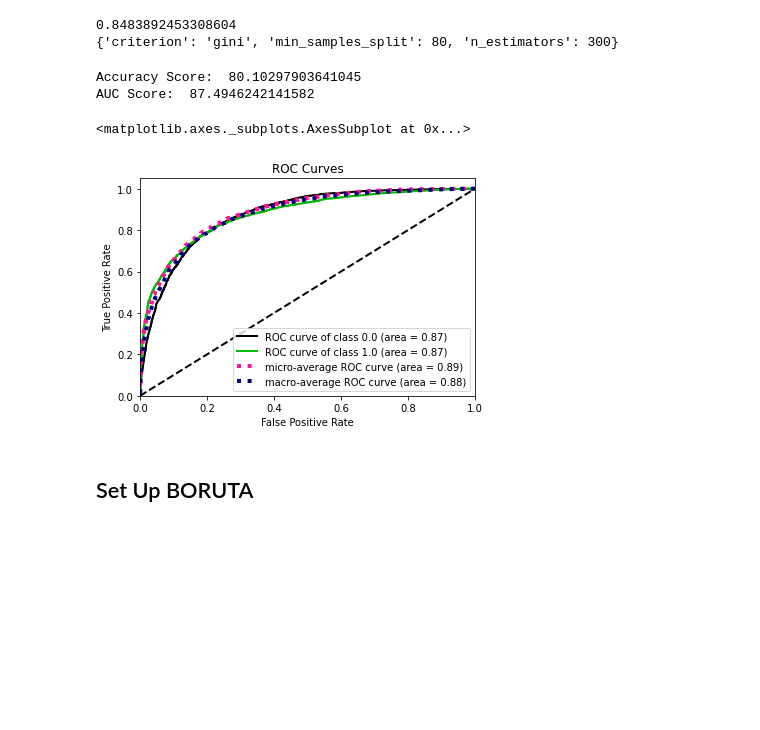
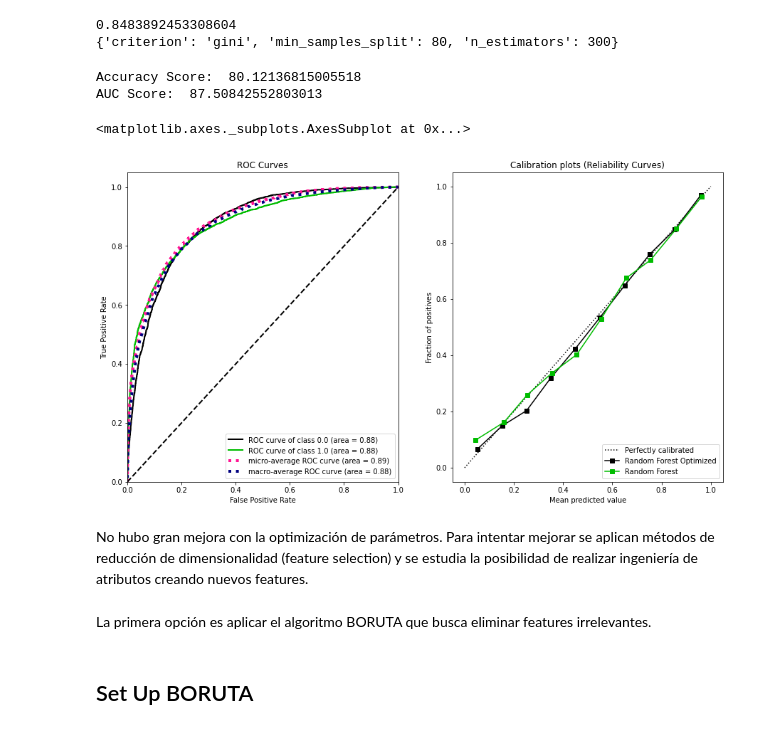
Before and after one commit to EmilianoLS/Data-Science, a Jupyter notebook: churn_model_meli/notebooks/churn_model.ipynb, the cells around one changed output. Drawn from its saved outputs; the diff is of its cells as text; code cells hidden in the pictures; blank space fills up the shorter version.

```diff
--- a/churn_model_meli/notebooks/churn_model.ipynb
+++ b/churn_model_meli/notebooks/churn_model.ipynb
@@ -601,17 +599,23 @@ Fitting 5 folds for each of 312 candidates, totalling 1560 fits
 # %%
 rdf = RandomForestClassifier(criterion = 'gini', min_samples_split = 80, n_estimators = 300)
 rdf.fit(X_train, y_train)
 pred_rdf = rdf.predict(X_test)
-probas_rdf = rdf.predict_proba(X_test)
+probas_rdf_optimized = rdf.predict_proba(X_test)
 print("Accuracy Score: ", accuracy_score(y_test, pred_rdf)*100)
-print("AUC Score: ", roc_auc_score(y_test, probas_rdf[:, 1])*100)
+print("AUC Score: ", roc_auc_score(y_test, probas_rdf_optimized[:, 1])*100)
 
-skplt.metrics.plot_roc(y_test, probas_rdf)
+fig, ax = plt.subplots(nrows = 1, ncols  = 2, figsize = (15,8))
+skplt.metrics.plot_roc(y_test, probas_rdf_optimized, ax = ax[0])
+skplt.metrics.plot_calibration_curve(y_test,[probas_rdf_optimized,proba_randomf],clf_names = ['Random Forest Optimized', 'Random Forest'], figsize = (10,8), ax = ax[1])
 # %% [output]
-Accuracy Score:  80.10297903641045
-AUC Score:  87.4946242141582
+Accuracy Score:  80.12136815005518
+AUC Score:  87.50842552803013
 <matplotlib.axes._subplots.AxesSubplot at 0x...>
-[figure, old version]
+[figure, new version]
+# %% [markdown]
+No hubo gran mejora con la optimización de parámetros. Para intentar mejorar se aplican métodos de reducción de dimensionalidad (feature selection) y se estudia la posibilidad de realizar ingeniería de atributos creando nuevos features.
+# %% [markdown]
+La primera opción es aplicar el algoritmo BORUTA que busca eliminar features irrelevantes.
 # %% [markdown]
 ## Set Up BORUTA
 # %%
```
Also changed, not shown: parts of 17 cells of this notebook.
